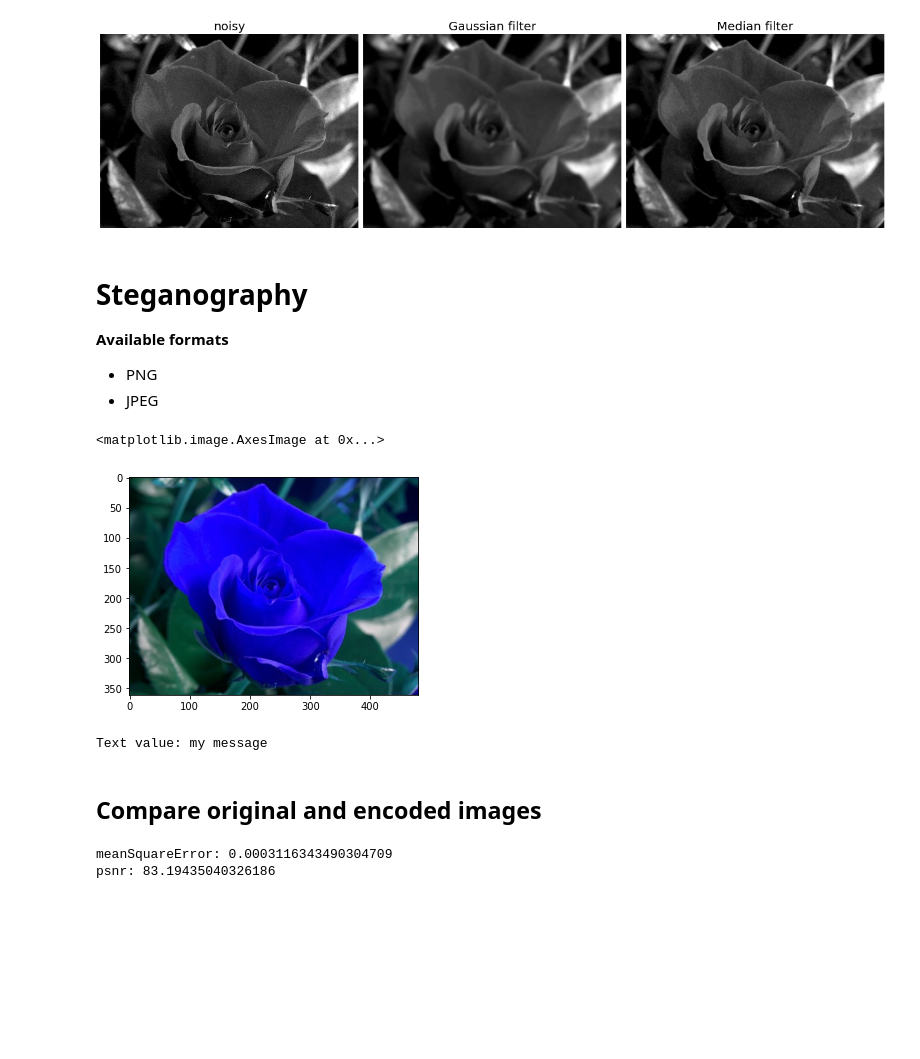
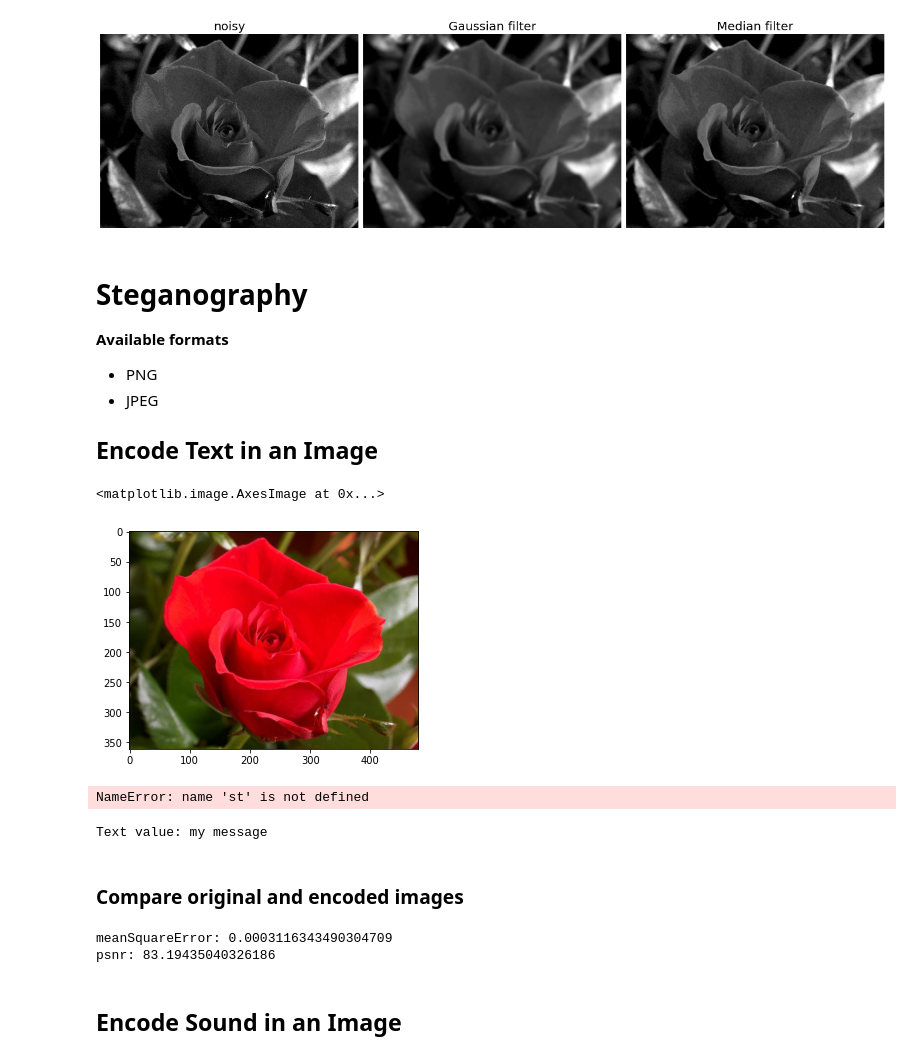
Before and after one commit to sebastienmascha/data-science-webapp-steganography, a Jupyter notebook: backend/app/app/notebooks/Python3_8.ipynb, the cells around one changed output. Cells and saved outputs as stored; diff of their text form; code cells hidden in the pictures; blank space fills up the shorter version.

```diff
--- a/backend/app/app/notebooks/Python3_8.ipynb
+++ b/backend/app/app/notebooks/Python3_8.ipynb
@@ -173,15 +190,23 @@ st_processing.denoising(TEST_PHOTO)
 **Available formats**
 - PNG
 - JPEG
+
+## Encode Text in an Image
+# %%
+import imageio
+img1 = imageio.imread('image.jpg')
+plt.imshow(img1)
+# %% [output]
+<matplotlib.image.AxesImage at 0x...>
+[figure, added]
 # %%
 # Encoding
-steg = st.LSBSteganography(cv2.imread("image.jpg"))
+steg = st.LSBSteganography(imageio.imread("image.jpg"))
 img_encoded = steg.encode_text("my message")
 cv2.imwrite("image_enc.png", img_encoded)
 plt.imshow(img_encoded)
 # %% [output]
-<matplotlib.image.AxesImage at 0x...>
+NameError: name 'st' is not defined
-[figure, removed]
 # %%
 # Decoding
 im = cv2.imread("image_enc.png")
@@ -190,7 +215,7 @@ print("Text value:",steg.decode_text())
 # %% [output]
 Text value: my message
 # %% [markdown]
-## Compare original and encoded images
+### Compare original and encoded images
 # %%
 original = cv2.imread('image.jpg')
 lsbEncoded = cv2.imread("image_enc.png")
@@ -202,3 +227,5 @@ compare_images.get_results()
 # %% [output]
 meanSquareError: 0.0003116343490304709
 psnr: 83.19435040326186
+# %% [markdown]
+## Encode Sound in an Image
```
Also changed, not shown: parts of 4 cells of this notebook, 11 other files.
